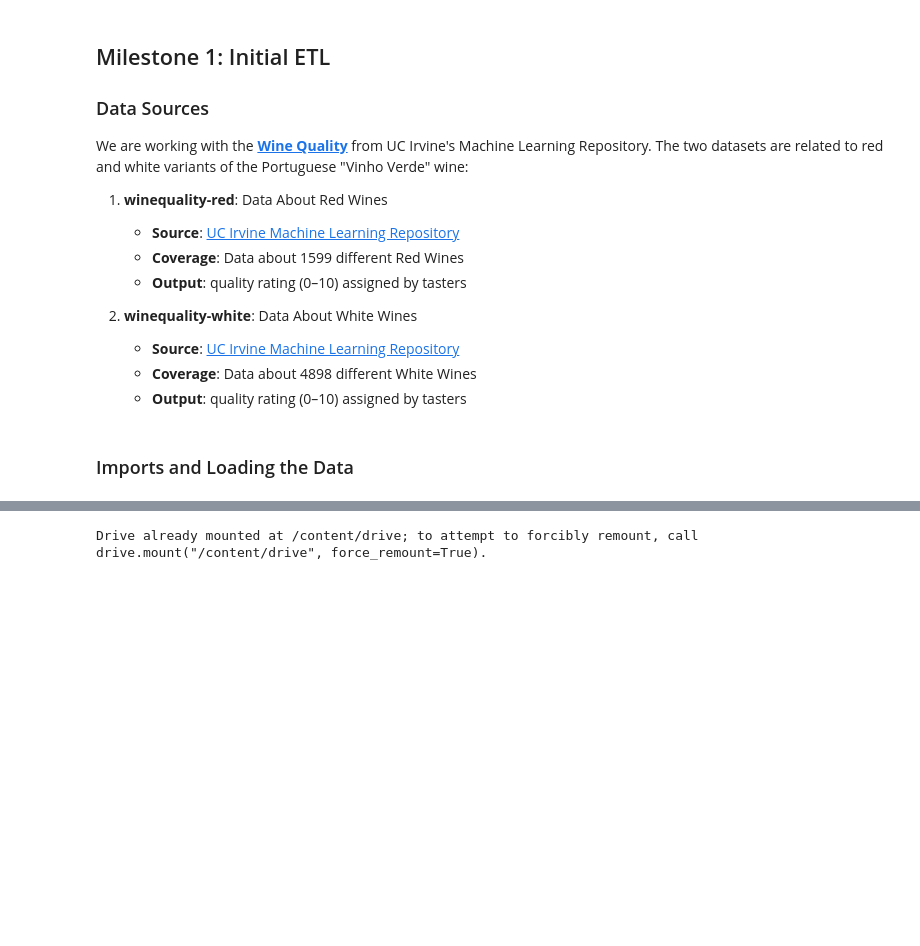
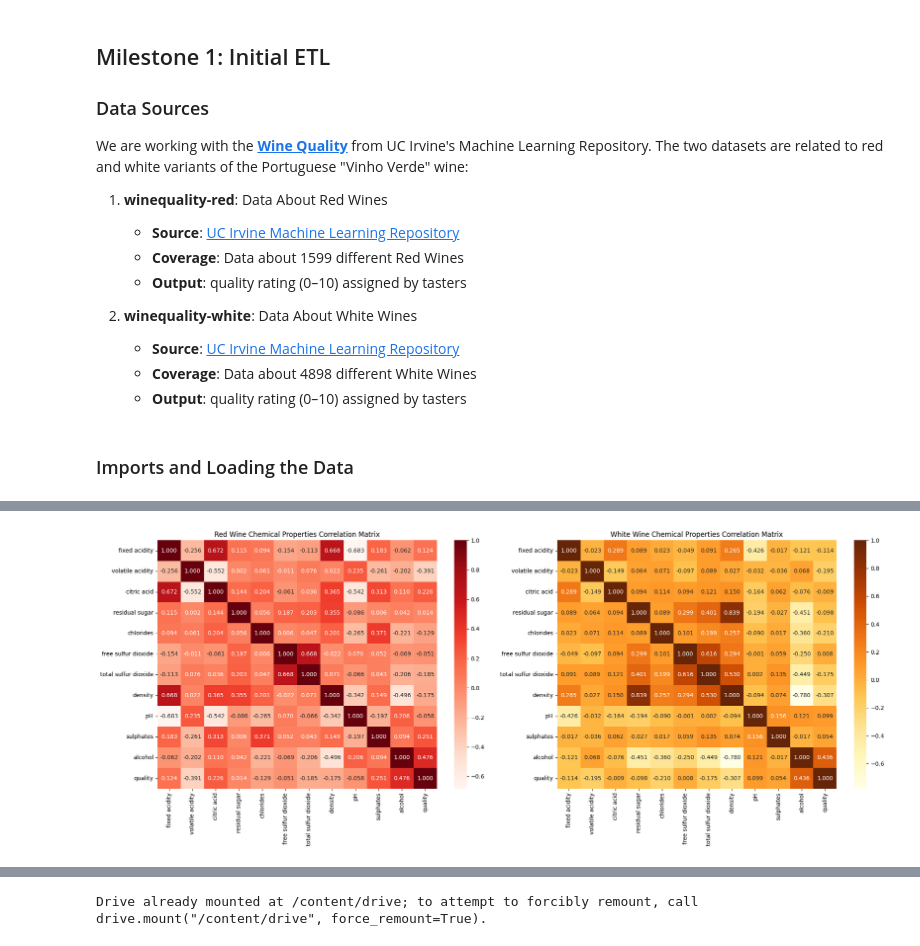
Before and after one commit to akjieettt/data-science-final-project, a Jupyter notebook: DataScienceProject.ipynb, the cells around one changed output, grey strips where cells are left out. Drawn from its saved outputs; the diff is of its cells as text; code cells hidden in the pictures; blank space fills up the shorter version.

```diff
--- a/DataScienceProject.ipynb
+++ b/DataScienceProject.ipynb
@@ -135,0 +174,22 @@ Some More Information About The Dataset
+# %%
+chemical_properties = ['fixed acidity', 'volatile acidity', 'citric acid', 'residual sugar', 'chlorides', 'free sulfur dioxide', 'total sulfur dioxide', 'density', 'pH', 'sulphates', 'alcohol'] # The different chemical properties
+
+# Correlation Heatmaps for Red and White Wines
+fig, axes = plt.subplots(1, 2, figsize=(20, 8))
+
+# Calculate correlation matrices
+red_corr_matrix = df_reds[chemical_properties + ['quality']].corr()
+white_corr_matrix = df_whites[chemical_properties + ['quality']].corr()
+
+# Red wine correlation heatmap
+sns.heatmap(red_corr_matrix, annot=True, cmap='Reds', fmt='.3f', ax=axes[0])
+axes[0].set_title('Red Wine Chemical Properties Correlation Matrix')
+
+# White wine correlation heatmap
+sns.heatmap(white_corr_matrix, annot=True, cmap='YlOrBr', fmt='.3f', ax=axes[1])
+axes[1].set_title('White Wine Chemical Properties Correlation Matrix')
+
+plt.tight_layout()
+plt.show()
+# %% [output]
+[figure, added]
```
Also changed, not shown: parts of 7 cells of this notebook.
